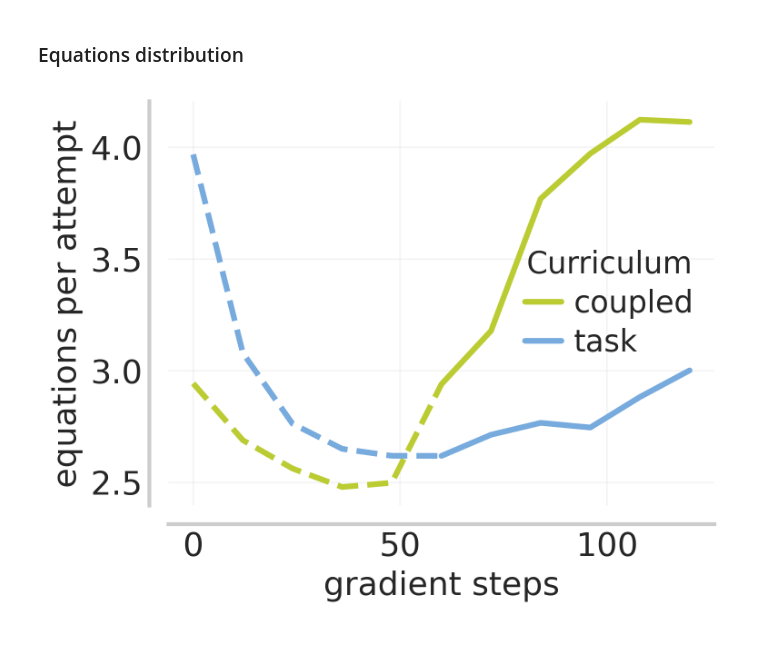
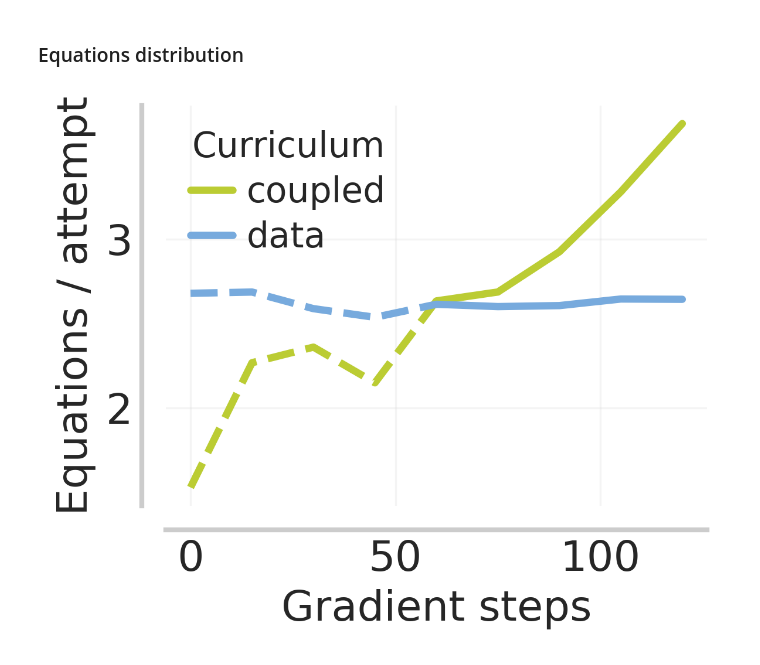
Before and after one commit to matthewyryang/countdown-curriculum, a Jupyter notebook: analysis/curriculum/difficulty_curriculum_rollouts.ipynb, the cells around one changed output. Drawn from its saved outputs; the diff is of its cells as text; code cells hidden in the pictures.

```diff
--- a/analysis/curriculum/difficulty_curriculum_rollouts.ipynb
+++ b/analysis/curriculum/difficulty_curriculum_rollouts.ipynb
@@ -25,11 +25,11 @@ palette = sns.set_palette(COLORS)
 # %%
 START_STEP = 0
 END_STEP = 120
-TEST_FREQ = 12
+TEST_FREQ = 15
 # %%
 folder_to_step_to_rollouts = defaultdict(lambda: dict())
 
-for folder in ['difficulty', 'length', 'base', 'both']:
+for folder in ['difficulty', 'both']:
     for step in range(START_STEP, END_STEP + 1, TEST_FREQ):
         rollouts_file = f"/home/cmu/countdown-curriculum/checkpoints/{folder}/{step}_rollouts.json"
         with open(rollouts_file, 'r') as f:
@@ -184,19 +184,16 @@ plt.show()
 # %%
 tokenizer = AutoTokenizer.from_pretrained("d1shs0ap/cognitive-behaviors-Llama-3.2-3B")
 # %%
-def extract_equations(attempt):
-    equation_line_pattern = re.compile(r'^([\d\s\+\-\*/=]+)')
+def extract_equations(text):
+    # Define regex pattern to match equations of the form "a op b = c"
+    pattern = re.compile(r'\b\d+\s*[\+\-\*/]\s*\d+\s*=\s*\d+(\.\d+)?\b')
 
+    # Go line by line and match
     equations = []
-    for line in attempt.strip().split('\n'):
-        line = line.strip()
-        match = equation_line_pattern.match(line)
+    for line in text.split('\n'):
+        match = pattern.search(line)
         if match:
-            cleaned_eq = match.group(1).strip()
-            equations.append(cleaned_eq)
-        elif any(op in line for op in '+-*/='):  # fallback: manually extract left side before any annotation
-            cleaned_eq = re.split(r'\s*\(.*?\)', line)[0].strip()
-            equations.append(cleaned_eq)
+            equations.append(match.group())
 
     return equations
 # %%
@@ -275,7 +272,7 @@ plt.show()
 ### Equations distribution
 # %%
 fig, ax = plt.subplots(nrows=1, ncols=1, dpi=300)
-fig.set_size_inches(496.0/192*2, 369.6/192*2)
+fig.set_size_inches(496.0/250*2, 369.6/250*2)
 
 for folder in ['both', 'difficulty']:
     equation_counts = []
@@ -301,38 +298,38 @@ for folder in ['both', 'difficulty']:
     if folder == 'both':
         text = r'coupled'
     else:
-        text = r'task'
+        text = r'data'
 
     x_len = len(range(START_STEP, 60, TEST_FREQ))
     sns.lineplot(x=range(START_STEP, 61, TEST_FREQ), y=equation_counts[:x_len + 1], ax=ax, linewidth=3, markersize=8, color=COLORS[0] if folder == 'both' else COLORS[1], linestyle='--')
     sns.lineplot(x=range(60, END_STEP + 1, TEST_FREQ), y=equation_counts[x_len:], ax=ax, linewidth=3, markersize=8, color=COLORS[0] if folder == 'both' else COLORS[1], label=f'{text}', linestyle='-')
 
 
 plot_utils._annotate_and_decorate_axis(ax,
-                                        xlabel='gradient steps',
-                                        ylabel='equations per attempt',
+                                        xlabel='Gradient steps',
+                                        ylabel='Equations / attempt',
                                         labelsize='xx-large',
                                         ticklabelsize='xx-large',
                                         grid_alpha=0.2,
                                         legend=True)
 
 
 ax.legend(
-        prop={'size': 16},         # Slightly smaller font
+        prop={'size': 'x-large'},         # Slightly smaller font
         title='Curriculum',
-        title_fontsize=16,
+        title_fontsize='x-large',
         ncol=1,                    # Keep 1 column
         frameon=False,             # No box
         handlelength=1.2,          # Shrink line length
         handletextpad=0.4,         # Shrink space between marker and text
         borderpad=0.2,             # Shrink border padding inside legend box
         labelspacing=0.3,          # Reduce vertical space between entries
         markerscale=0.8,            # Shrink marker size
         # bbox_to_anchor=(-0.1, 1)
     )
 
-plt.savefig("plots/difficulty/equations_per_attempt.pdf", bbox_inches='tight',pad_inches=0)
+plt.savefig("plots/difficulty/equations_per_attempt.pdf", bbox_inches='tight')
 
 plt.show()
 # %% [output]
-[figure, old version]
+[figure, new version]
```
Also changed, not shown: 27 other files.
